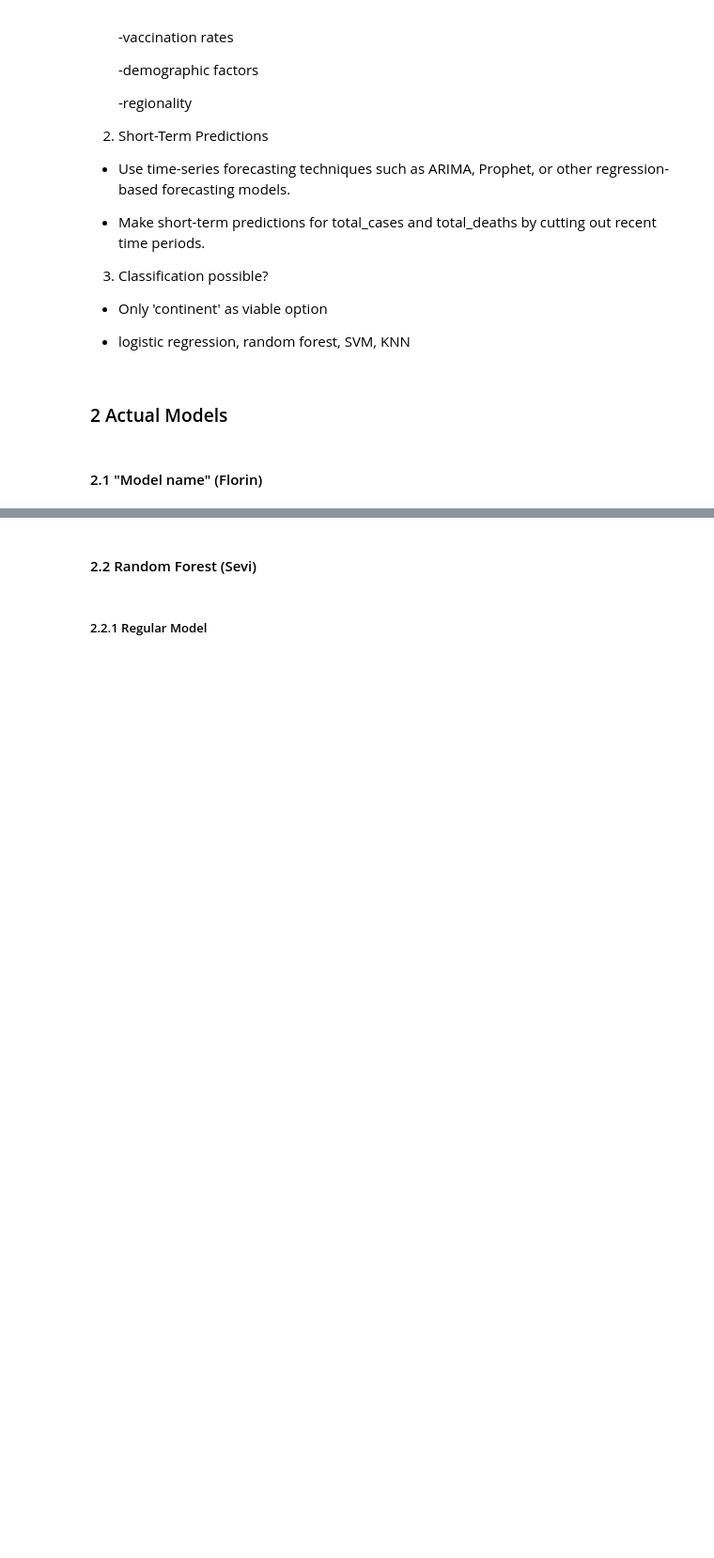
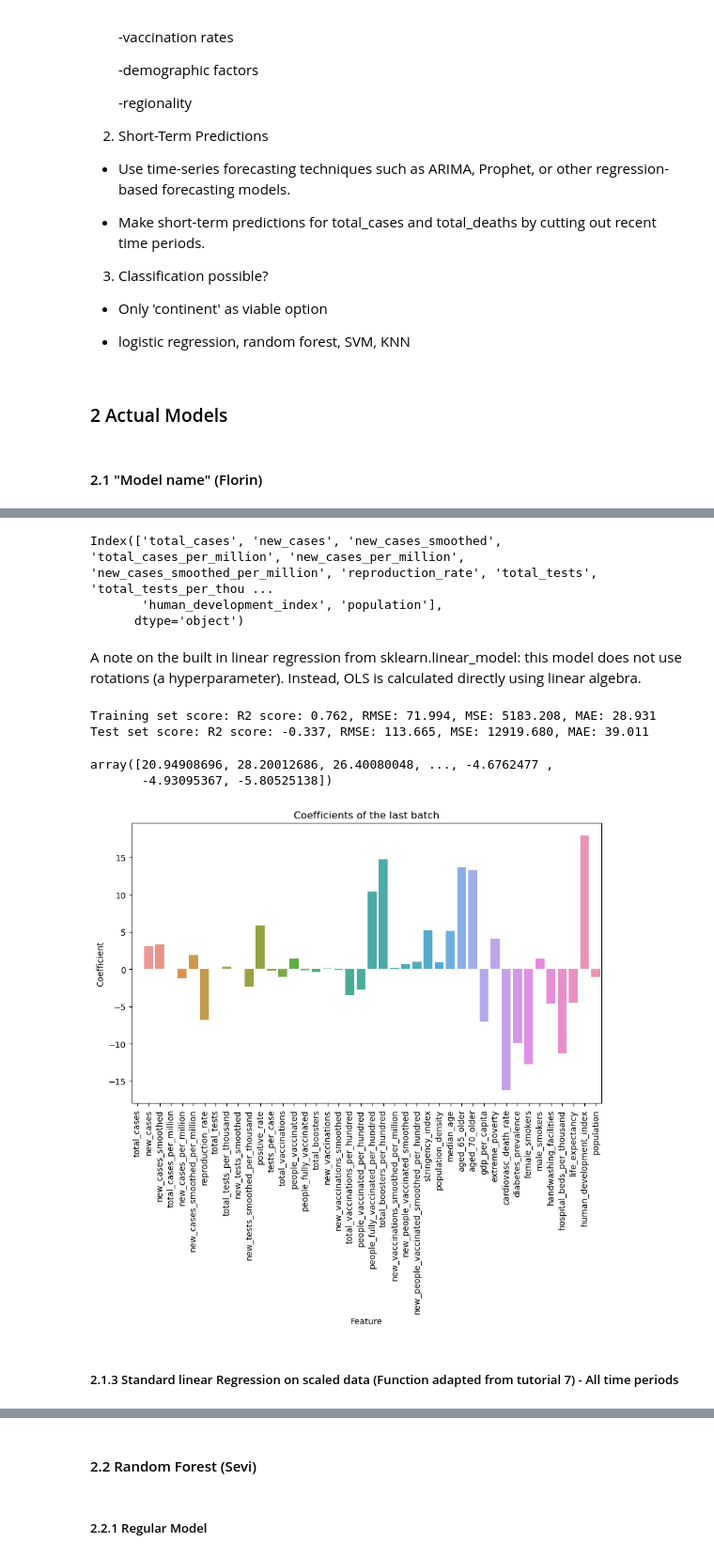
Before and after one commit to ldemaddalena/FoDS_24-Project-COVID, a Jupyter notebook: Project_and_Data/code/covid_dataset_project.ipynb, the cells around one changed output, grey strips where cells are left out. Shown at 94% size. Cells and saved outputs as stored; diff of their text form; code cells hidden in the pictures; blank space fills up the shorter version.

Commit message:
Included the regression model

```diff
--- a/Project_and_Data/code/covid_dataset_project.ipynb
+++ b/Project_and_Data/code/covid_dataset_project.ipynb
@@ -2029,0 +2048,10 @@ Total Deaths and Total Cases are both numerical values, therefore mainly regress
+# %%
+#Overview over how many columns and which ones are included in the linear regression model
+train_colum_names = X_train.columns
+train_colum_names
+# %% [output]
+Index(['total_cases', 'new_cases', 'new_cases_smoothed', 'total_cases_per_million', 'new_cases_per_million', 'new_cases_smoothed_per_million', 'reproduction_rate', 'total_tests', 'total_tests_per_thou ...
+       'human_development_index', 'population'],
+      dtype='object')
+# %% [markdown]
+ A note on the built in linear regression from sklearn.linear_model: this model does not use rotations (a hyperparameter). Instead, OLS is calculated directly using linear algebra.
@@ -2029,0 +2082,35 @@ Total Deaths and Total Cases are both numerical values, therefore mainly regress
+# %%
+# initialize the model, getting the data of the last time period
+LR = LinearRegression()
+LR.fit(X_train_scaled, y_train)
+
+# get scores:
+get_scores(LR, X_train_scaled, y_train, X_test_scaled, y_test)
+# %% [output]
+Training set score: R2 score: 0.762, RMSE: 71.994, MSE: 5183.208, MAE: 28.931
+Test set score: R2 score: -0.337, RMSE: 113.665, MSE: 12919.680, MAE: 39.011
+array([20.94908696, 28.20012686, 26.40080048, ..., -4.6762477 ,
+       -4.93095367, -5.80525138])
+# %%
+# in this section the analysis is done only on one of the 6 time periods (the last time period)
+coefficients_last_batch = LR.coef_
+# %%
+#graphing the coefficients of the last batch
+plt.figure(figsize=(10, 6))
+fig_mv_variables = sns.barplot(
+    x = train_colum_names,
+    y = coefficients_last_batch
+
+)
+fig_mv_variables.set(
+    title="Coefficients of the last batch",
+    xlabel="Feature",
+    ylabel="Coefficient"
+
+)
+plt.xticks(rotation=90)
+plt.show()
+# %% [output]
+[figure, added]
+# %% [markdown]
+##### 2.1.3 Standard linear Regression on scaled data (Function adapted from tutorial 7) - All time periods
```
Also changed, not shown: parts of 54 cells of this notebook.
